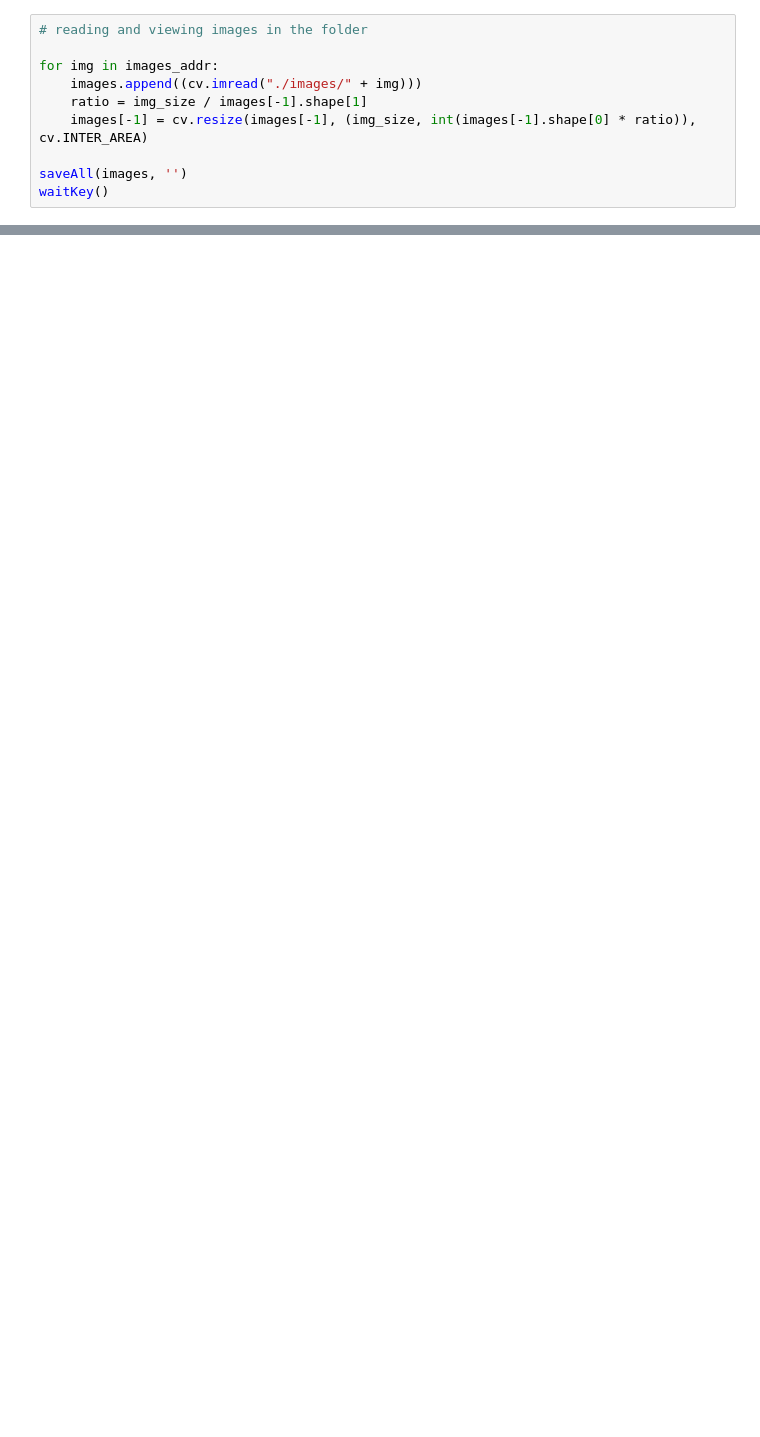
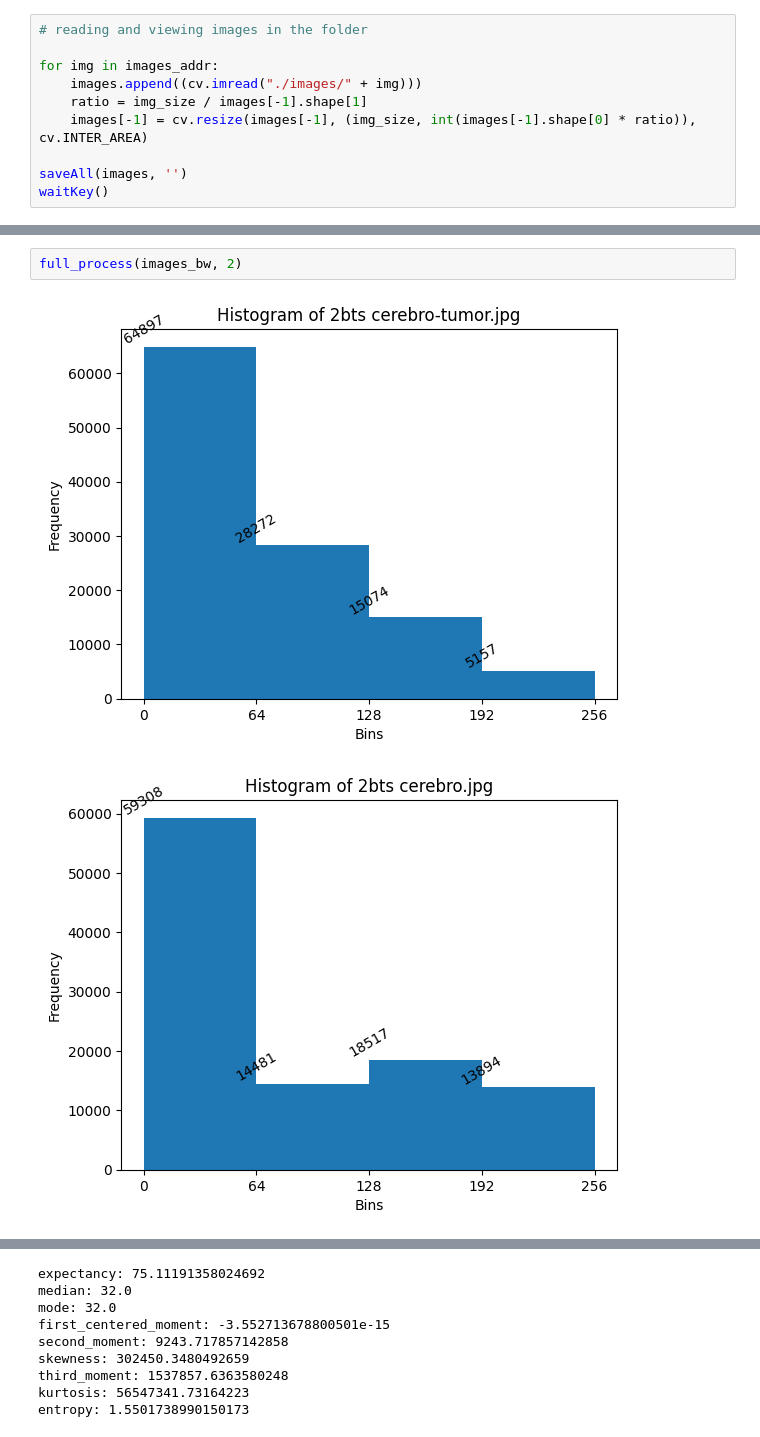
Before and after one commit to gtambara/stochastic-processes, a Jupyter notebook: project-1-requantization-and-analysis/proj1.ipynb, the cells around one changed output, grey strips where cells are left out. Saved outputs shown, nothing was run; the diff lists cells and outputs as text; blank space fills up the shorter version.

```diff
--- a/project-1-requantization-and-analysis/proj1.ipynb
+++ b/project-1-requantization-and-analysis/proj1.ipynb
@@ -177,0 +306,5 @@ waitKey()
+# %%
+full_process(images_bw, 2)
+# %% [output]
+[figure, added]
+[figure, added]
@@ -177,0 +315,9 @@ waitKey()
+expectancy: 75.11191358024692
+median: 32.0
+mode: 32.0
+first_centered_moment: -3.552713678800501e-15
+second_moment: 9243.717857142858
+skewness: 302450.3480492659
+third_moment: 1537857.6363580248
+kurtosis: 56547341.73164223
+entropy: 1.5501738990150173
```
Also changed, not shown: parts of 14 cells of this notebook, 44 other files.
